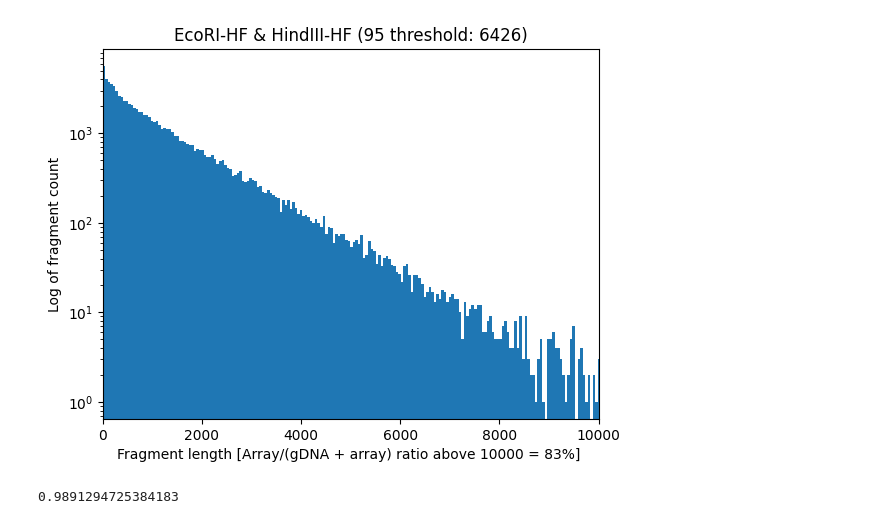
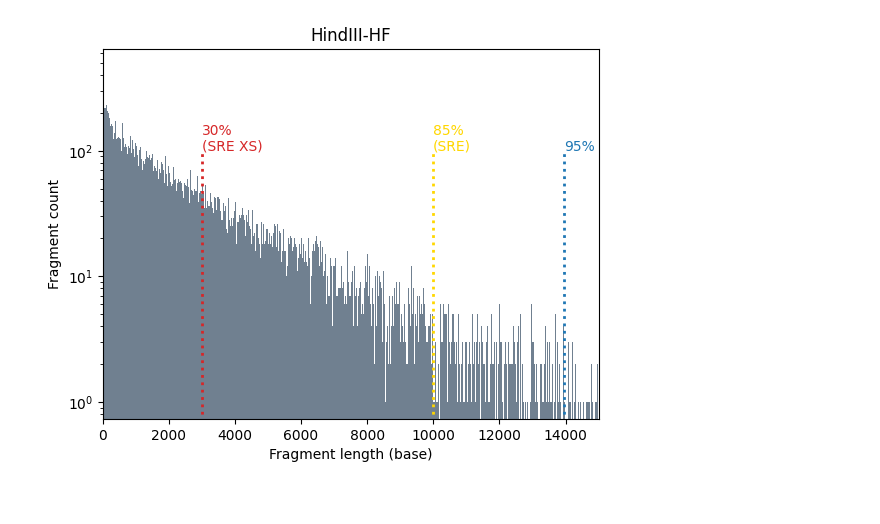
Before and after one commit to JeromeeX/wormdigester, a Jupyter notebook: wormdigester.ipynb, the cells around one changed output. Saved outputs shown, nothing was run; the diff lists cells and outputs as text; code cells hidden in the pictures.

```diff
--- a/wormdigester.ipynb
+++ b/wormdigester.ipynb
@@ -149,5 +158,4 @@ def digest(zyme1, zyme2, cutoff):
 # %%
-digest("EcoRI-HF", "HindIII-HF", 10000)
+plotting("HindIII-HF", "HindIII-HF")
 # %% [output]
-[figure, old version]
+[figure, new version]
-0.9891294725384183
```
Also changed, not shown: parts of 5 cells of this notebook, 7 other files.
